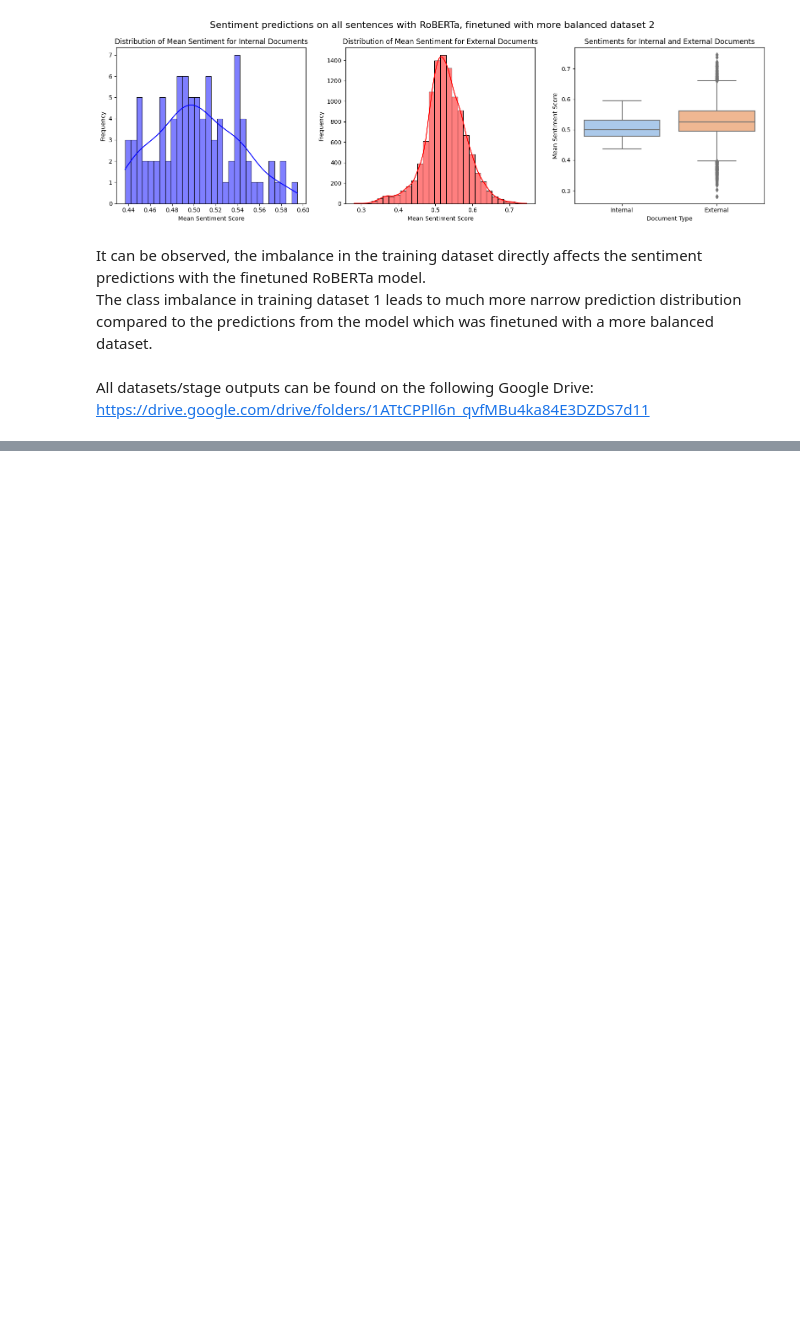
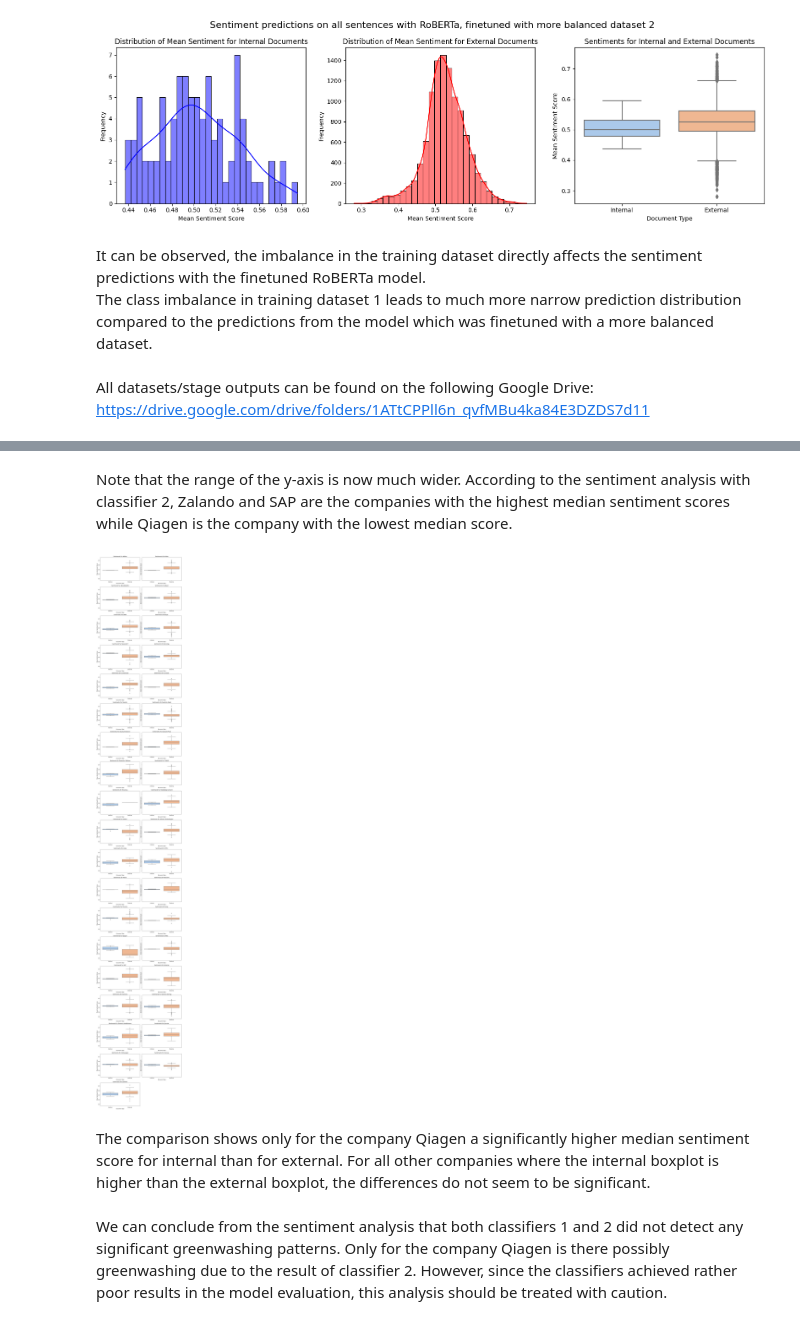
Before and after one commit to syX113/hslu-nlp, a Jupyter notebook: stage3/03-train-classifier.ipynb, the cells around one changed output, grey strips where cells are left out. Drawn from its saved outputs; the diff is of its cells as text; code cells hidden in the pictures; blank space fills up the shorter version.

```diff
--- a/stage3/03-train-classifier.ipynb
+++ b/stage3/03-train-classifier.ipynb
@@ -1286,0 +1381,47 @@ https://drive.google.com/drive/folders/1ATtCPPll6n_qvfMBu4ka84E3DZDS7d11
+# %% [markdown]
+Note that the range of the y-axis is now much wider. According to the sentiment analysis with classifier 2, Zalando and SAP are the companies with the highest median sentiment scores while Qiagen is the company with the lowest median score.
+# %%
+# Group the DataFrame by 'company'
+grouped_df = predictions_bal.groupby('company')
+
+# Calculate the number of unique companies
+num_companies = len(grouped_df)
+
+# Calculate the number of rows and columns for the subplots
+num_rows = (num_companies + 1) // 2
+num_cols = 2
+
+# Create a figure and axes for the boxplots
+fig, axes = plt.subplots(num_rows, num_cols, figsize=(12, num_rows*4), sharey=True)
+
+# Flatten the axes array for easier iteration
+axes = axes.flatten()
+
+# Iterate over the unique companies and create boxplots for each
+for i, (company, company_df) in enumerate(grouped_df):
+    # Create a new DataFrame for boxplot
+    boxplot_df = company_df.copy()
+    boxplot_df['Document Type'] = boxplot_df['internal'].map({0: 'External', 1: 'Internal'})
+
+    # Create the boxplot for internal and external documents
+    ax = axes[i]
+    sns.boxplot(x='Document Type', y='st3_sentiment_llm_continuous_mean', data=boxplot_df, palette='pastel', ax=ax)
+    ax.set_title(f'Sentiments for {company}')
+    ax.set_xlabel('Document Type')
+    ax.set_ylabel('Mean Sentiment Score')
+
+# Adjust the layout
+plt.tight_layout()
+
+# Remove any empty subplots
+if num_companies % 2 != 0:
+    axes[-1].remove()
+
+# Display the plots
+plt.show()
+# %% [output]
+[figure, added]
+# %% [markdown]
+The comparison shows only for the company Qiagen a significantly higher median sentiment score for internal than for external. For all other companies where the internal boxplot is higher than the external boxplot, the differences do not seem to be significant.
+# %% [markdown]
+We can conclude from the sentiment analysis that both classifiers 1 and 2 did not detect any significant greenwashing patterns. Only for the company Qiagen is there possibly greenwashing due to the result of classifier 2. However, since the classifiers achieved rather poor results in the model evaluation, this analysis should be treated with caution.
```
Also changed, not shown: parts of 9 cells of this notebook.
